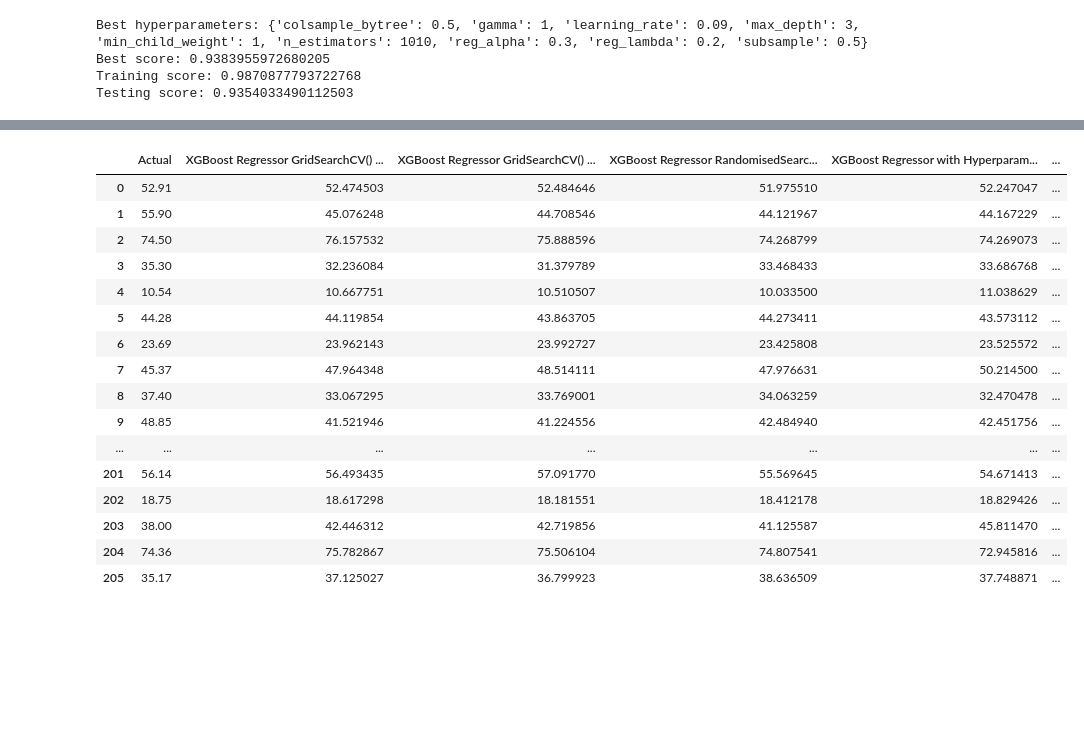
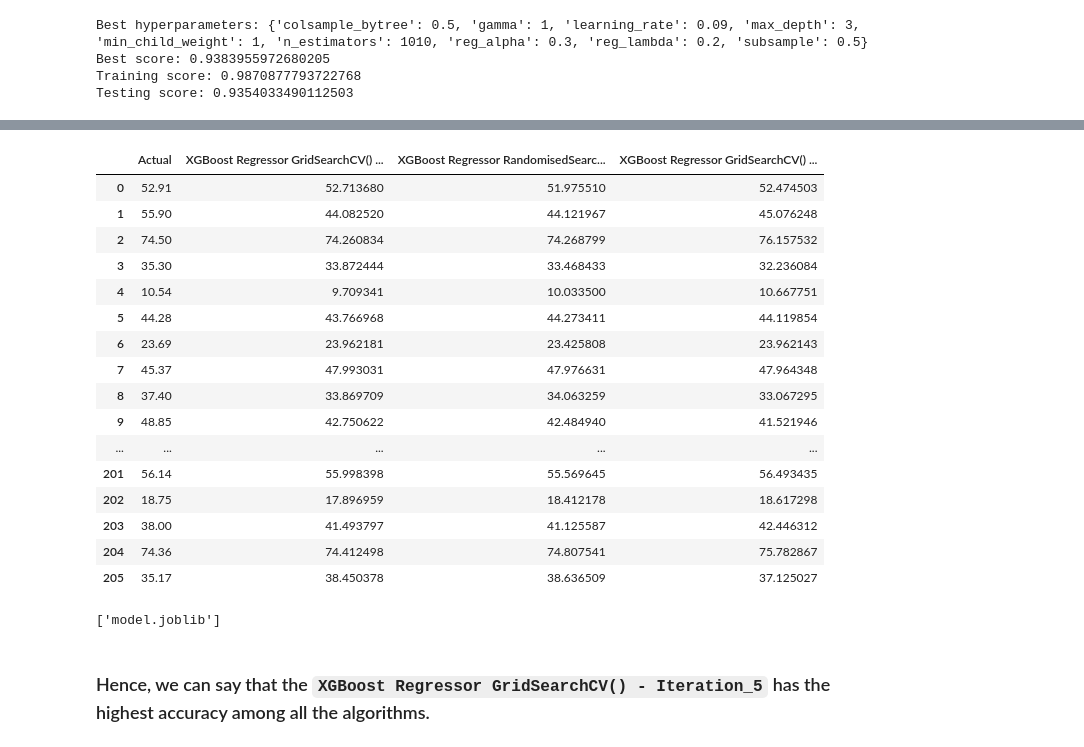
Before and after one commit to ApurvGore/ML_Project, a Jupyter notebook: Apurv_Predicting_Compressive_Strength_of_Concrete_Cube_Specimen_Final.ipynb, the cells around one changed output, grey strips where cells are left out. Drawn from its saved outputs; the diff is of its cells as text; code cells hidden in the pictures; blank space fills up the shorter version.

```diff
--- a/Apurv_Predicting_Compressive_Strength_of_Concrete_Cube_Specimen_Final.ipynb
+++ b/Apurv_Predicting_Compressive_Strength_of_Concrete_Cube_Specimen_Final.ipynb
@@ -1993,6 +2109,7 @@ results_sorted
 | 1 | Linear Regressor | 0.627553 | 95.970940 |
 | 24 | Support Vector Regressor | 0.231979 | 197.901191 |
 # %%
+pd.set_option('display.max_rows', None)
 X_test.reset_index(drop=True, inplace=True)
 X_test
 # %% [output]
@@ -2012,4 +2133,5 @@ X_test
 # %%
+pd.set_option('display.max_rows', None)
 y_test.reset_index(drop=True,inplace=True)
 y_test
 # %% [output]
@@ -2045,22 +2178,22 @@ final_predictions
 # %%
 pd.set_option('display.max_rows', None)
-top_5_final_predictions = pd.DataFrame({"Actual": y_test, "XGBoost Regressor GridSearchCV() - Iteration_4": y_preds_xgb_gs_ht_4, "XGBoost Regressor GridSearchCV() - Iteration_3": y_preds_xgb_gs_ht_3, "XGBoost Regressor RandomisedSearchCV() - Iteration_1": y_preds_xgb_ht_1, "XGBoost Regressor with Hyperparameter Tuning": y_preds_xgb_ht,  "XGBoost Regressor RandomisedSearchCV() - Iteration_3": y_preds_xgb_ht_3})
-top_5_final_predictions
+top_3_final_predictions = pd.DataFrame({"Actual": y_test, "XGBoost Regressor GridSearchCV() - Iteration_5": y_preds_xgb_gs_ht_5, "XGBoost Regressor RandomisedSearchCV() - Iteration_1": y_preds_xgb_ht_1, "XGBoost Regressor GridSearchCV() - Iteration_4": y_preds_xgb_gs_ht_4})
+top_3_final_predictions
 # %% [output]
-|  | Actual | XGBoost Regressor GridSearchCV() ... | XGBoost Regressor GridSearchCV() ... | XGBoost Regressor RandomisedSearc... | XGBoost Regressor with Hyperparam... | ... |
-| 0 | 52.91 | 52.474503 | 52.484646 | 51.975510 | 52.247047 | ... |
-| 1 | 55.90 | 45.076248 | 44.708546 | 44.121967 | 44.167229 | ... |
-| 2 | 74.50 | 76.157532 | 75.888596 | 74.268799 | 74.269073 | ... |
-| 3 | 35.30 | 32.236084 | 31.379789 | 33.468433 | 33.686768 | ... |
-| 4 | 10.54 | 10.667751 | 10.510507 | 10.033500 | 11.038629 | ... |
-| 5 | 44.28 | 44.119854 | 43.863705 | 44.273411 | 43.573112 | ... |
-| 6 | 23.69 | 23.962143 | 23.992727 | 23.425808 | 23.525572 | ... |
-| 7 | 45.37 | 47.964348 | 48.514111 | 47.976631 | 50.214500 | ... |
-| 8 | 37.40 | 33.067295 | 33.769001 | 34.063259 | 32.470478 | ... |
-| 9 | 48.85 | 41.521946 | 41.224556 | 42.484940 | 42.451756 | ... |
-| ... | ... | ... | ... | ... | ... | ... |
-| 201 | 56.14 | 56.493435 | 57.091770 | 55.569645 | 54.671413 | ... |
-| 202 | 18.75 | 18.617298 | 18.181551 | 18.412178 | 18.829426 | ... |
-| 203 | 38.00 | 42.446312 | 42.719856 | 41.125587 | 45.811470 | ... |
-| 204 | 74.36 | 75.782867 | 75.506104 | 74.807541 | 72.945816 | ... |
-| 205 | 35.17 | 37.125027 | 36.799923 | 38.636509 | 37.748871 | ... |
+|  | Actual | XGBoost Regressor GridSearchCV() ... | XGBoost Regressor RandomisedSearc... | XGBoost Regressor GridSearchCV() ... |
+| 0 | 52.91 | 52.713680 | 51.975510 | 52.474503 |
+| 1 | 55.90 | 44.082520 | 44.121967 | 45.076248 |
+| 2 | 74.50 | 74.260834 | 74.268799 | 76.157532 |
+| 3 | 35.30 | 33.872444 | 33.468433 | 32.236084 |
+| 4 | 10.54 | 9.709341 | 10.033500 | 10.667751 |
+| 5 | 44.28 | 43.766968 | 44.273411 | 44.119854 |
+| 6 | 23.69 | 23.962181 | 23.425808 | 23.962143 |
+| 7 | 45.37 | 47.993031 | 47.976631 | 47.964348 |
+| 8 | 37.40 | 33.869709 | 34.063259 | 33.067295 |
+| 9 | 48.85 | 42.750622 | 42.484940 | 41.521946 |
+| ... | ... | ... | ... | ... |
+| 201 | 56.14 | 55.998398 | 55.569645 | 56.493435 |
+| 202 | 18.75 | 17.896959 | 18.412178 | 18.617298 |
+| 203 | 38.00 | 41.493797 | 41.125587 | 42.446312 |
+| 204 | 74.36 | 74.412498 | 74.807541 | 75.782867 |
+| 205 | 35.17 | 38.450378 | 38.636509 | 37.125027 |
@@ -2069,0 +2200,7 @@ pickle.dump(model, open('model.pkl', 'wb'))
+# %%
+import joblib
+joblib.dump(model, 'model.joblib')
+# %% [output]
+['model.joblib']
+# %% [markdown]
+### Hence, we can say that the `XGBoost Regressor GridSearchCV() - Iteration_5` has the highest accuracy among all the algorithms.
```
Also changed, not shown: parts of 25 cells of this notebook.
